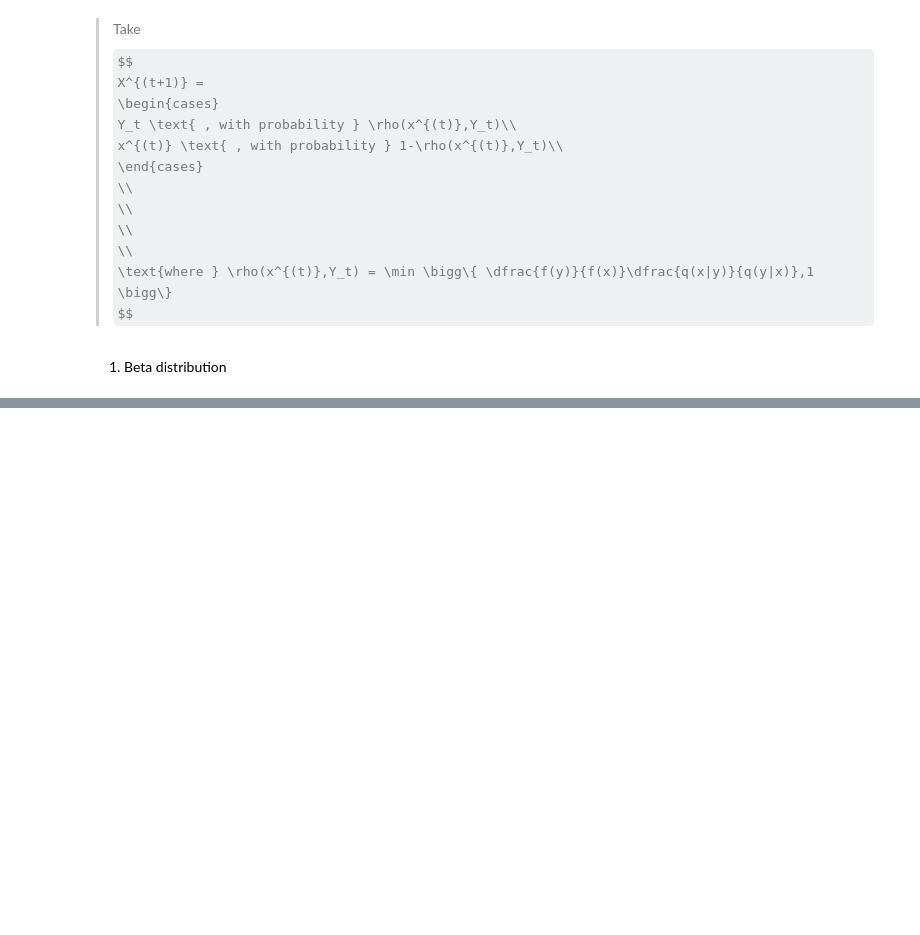
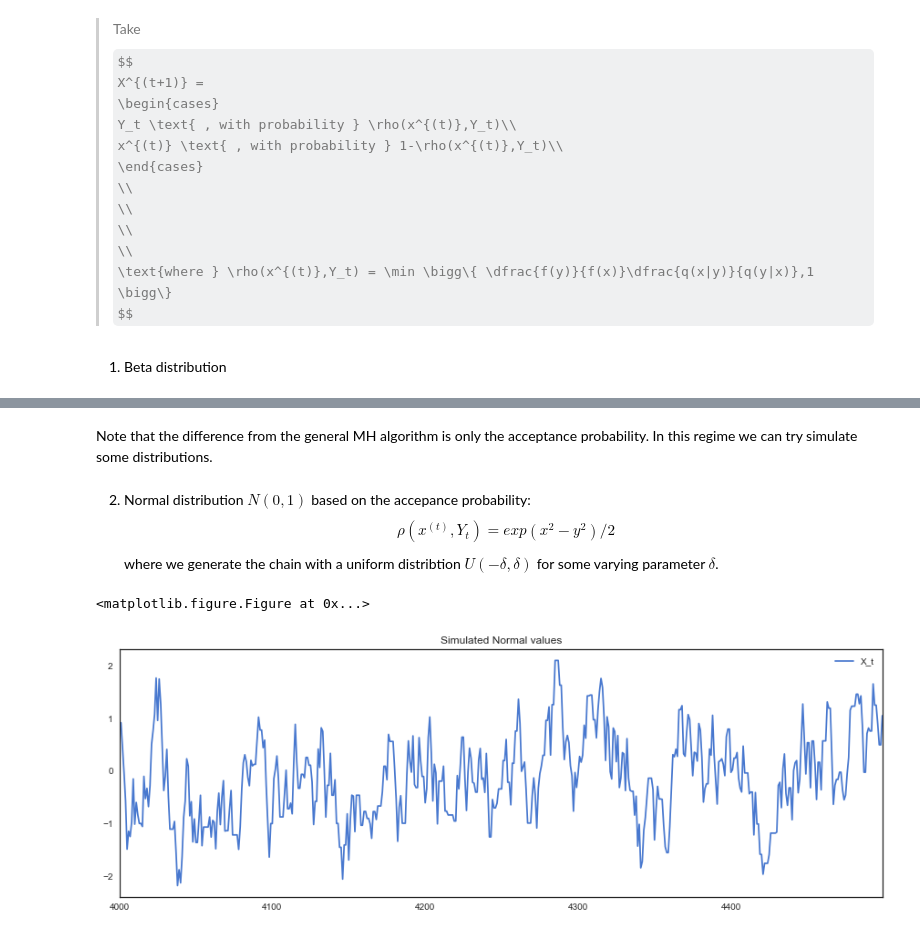
Before and after one commit to rruthberg/notebooks, a Jupyter notebook: MCMC_Metropolis-Hastings.ipynb, the cells around one changed output, grey strips where cells are left out. Saved outputs shown, nothing was run; the diff lists cells and outputs as text; code cells hidden in the pictures; some formulas as TeX source; blank space fills up the shorter version.

Commit message:
MCMC M-H Normal RW sampling

```diff
--- a/MCMC_Metropolis-Hastings.ipynb
+++ b/MCMC_Metropolis-Hastings.ipynb
@@ -66,0 +97,44 @@ ax.set(xlabel='Comparison')
+# %% [markdown]
+Note that the difference from the general MH algorithm is only the acceptance probability. In this regime we can try simulate some distributions.
+# %% [markdown]
+2. Normal distribution $N(0,1)$ based on the accepance probability: $$\rho(x^{(t)},Y_t) = exp{(x^2 - y^2)/2}$$ where we generate the chain with a uniform distribtion $U(-\delta, \delta)$ for some varying parameter $\delta$.
+# %%
+#Generate normal distribution random variables using MH-algorithm.
+from scipy.stats import beta
+import numpy as np
+import pandas as pd
+import matplotlib.pyplot as plt
+import seaborn as sns
+%matplotlib inline
+
+#Acceptance probability condenses to the below
+def rho_accept(x,y):
+    exp_val = np.exp((x**2 -y**2)/2)
+    return np.min([1,exp_val])
+
+a = -1
+b = 1
+mu = 0
+sigma = 1
+
+N = 10000
+X = np.random.uniform(a,b,N)
+for i in range(1,N):
+    epsilon = np.random.uniform(a,b)
+    Y_t = X[i-1] + epsilon
+    rho = rho_accept(X[i-1],Y_t)
+    if np.random.uniform(0,1) < rho:
+        X[i] = Y_t
+    else:
+        X[i] = X[i-1]
+# %%
+sim_X = pd.DataFrame({'X_t':X})
+plotdata=sim_X.iloc[4000:4500,:]
+plt.figure()
+plotdata.plot(figsize=(15,5), title="Simulated Normal values")
+
+norm_true = np.random.normal(0,1,N)
+true_X = pd.DataFrame({'Normal':norm_true})
+# %% [output]
+<matplotlib.figure.Figure at 0x...>
+[figure, added]
```
Also changed, not shown: parts of 10 cells of this notebook.
